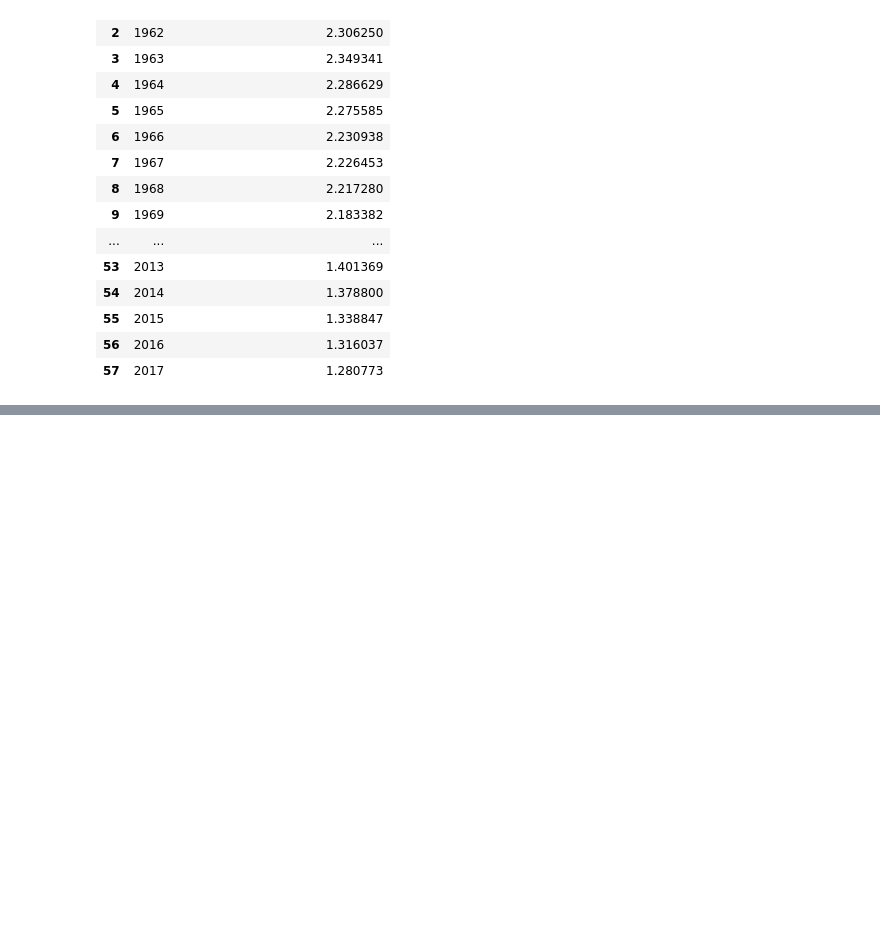
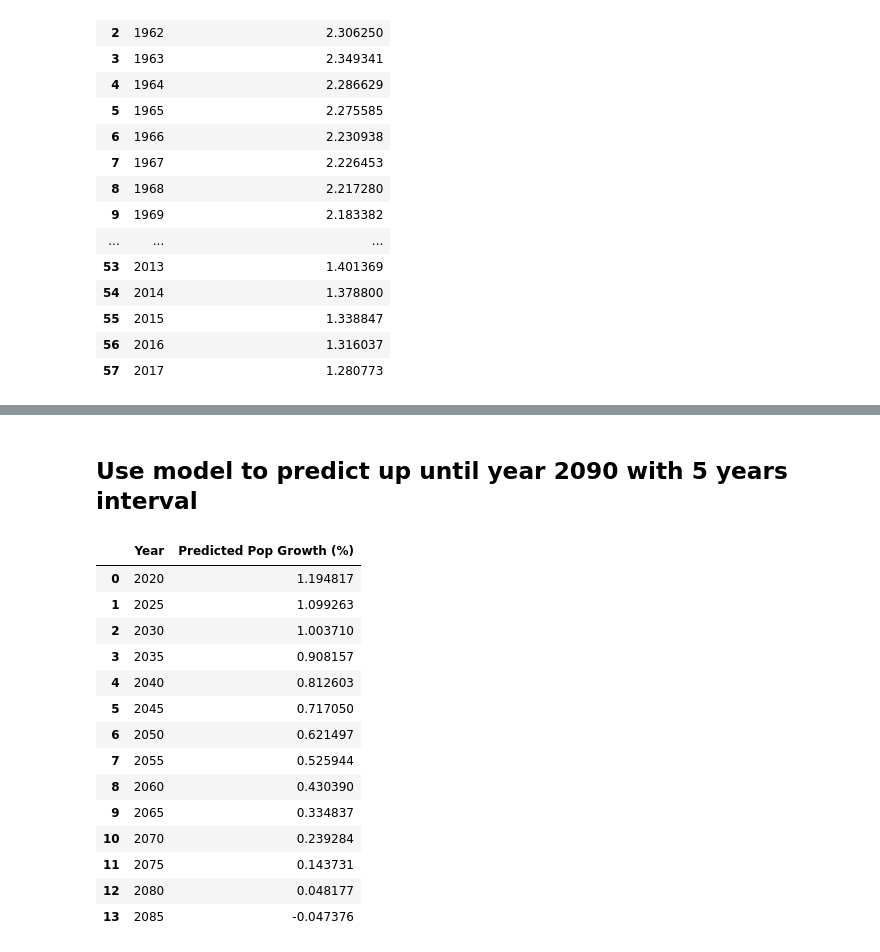
Before and after one commit to nilesh0109/Research-Methods, a Jupyter notebook: Task4/christopher_kavish_nilesh.ipynb, the cells around one changed output, grey strips where cells are left out. Saved outputs shown, nothing was run; the diff lists cells and outputs as text; code cells hidden in the pictures; blank space fills up the shorter version.

```diff
--- a/Task4/christopher_kavish_nilesh.ipynb
+++ b/Task4/christopher_kavish_nilesh.ipynb
@@ -208,0 +237,26 @@ x = sns.lineplot(x="Year", y="Annual Population Growth (%)", data=yearly_pop_g,
+# %% [markdown]
+## Use model to predict up until year 2090 with 5 years interval
+# %%
+predict_years = np.arange(2020,2090, 5)
+prediction_pop_g = lm.predict(predict_years.reshape(-1,1))
+
+pd.DataFrame({
+    'Year': predict_years,
+    'Predicted Pop Growth (%)': prediction_pop_g
+})
+# %% [output]
+|  | Year | Predicted Pop Growth (%) |
+| 0 | 2020 | 1.194817 |
+| 1 | 2025 | 1.099263 |
+| 2 | 2030 | 1.003710 |
+| 3 | 2035 | 0.908157 |
+| 4 | 2040 | 0.812603 |
+| 5 | 2045 | 0.717050 |
+| 6 | 2050 | 0.621497 |
+| 7 | 2055 | 0.525944 |
+| 8 | 2060 | 0.430390 |
+| 9 | 2065 | 0.334837 |
+| 10 | 2070 | 0.239284 |
+| 11 | 2075 | 0.143731 |
+| 12 | 2080 | 0.048177 |
+| 13 | 2085 | -0.047376 |
```
Also changed, not shown: parts of 10 cells of this notebook.
